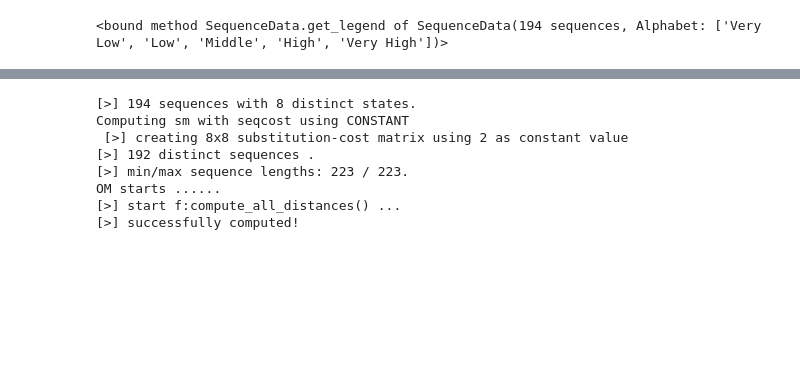
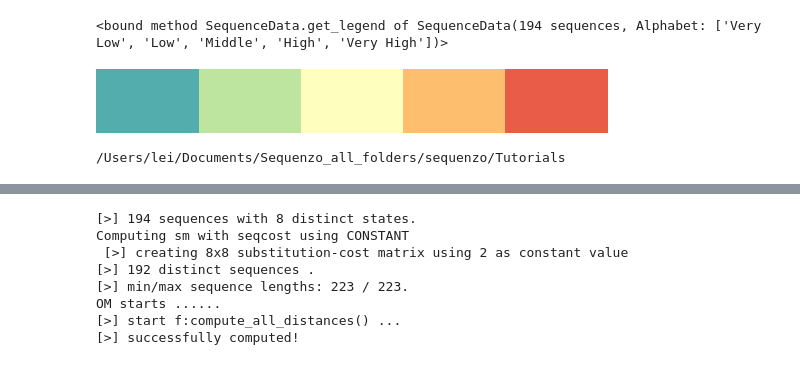
Before and after one commit to Liang-Team/Sequenzo, a Jupyter notebook: Tutorials/01_quickstart.ipynb, the cells around one changed output, grey strips where cells are left out. Saved outputs shown, nothing was run; the diff lists cells and outputs as text; code cells hidden in the pictures; blank space fills up the shorter version.

```diff
--- a/Tutorials/01_quickstart.ipynb
+++ b/Tutorials/01_quickstart.ipynb
@@ -157,4 +136,13 @@ sequence_data.plot_legend()
 sequence_data.get_legend
 # %% [output]
 <bound method SequenceData.get_legend of SequenceData(194 sequences, Alphabet: ['Very Low', 'Low', 'Middle', 'High', 'Very High'])>
+# %%
+sequence_data.get_colormap()
+# %% [output]
+[figure, added]
+# %%
+import os
+print(os.getcwd())  # Check current directory
+# %% [output]
+/Users/lei/Documents/Sequenzo_all_folders/sequenzo/Tutorials
 # %%
```
Also changed, not shown: parts of 8 cells of this notebook, 10 other files.
